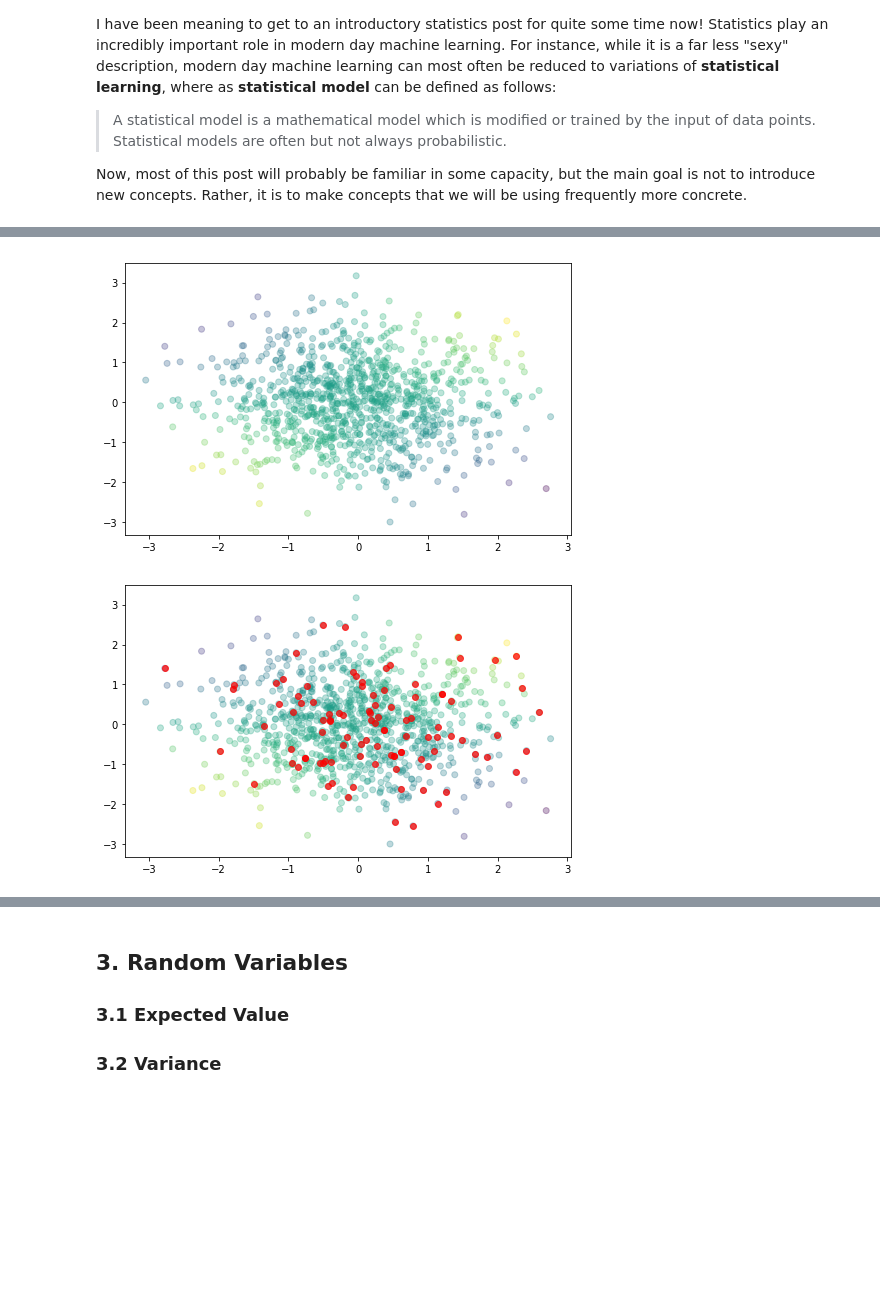
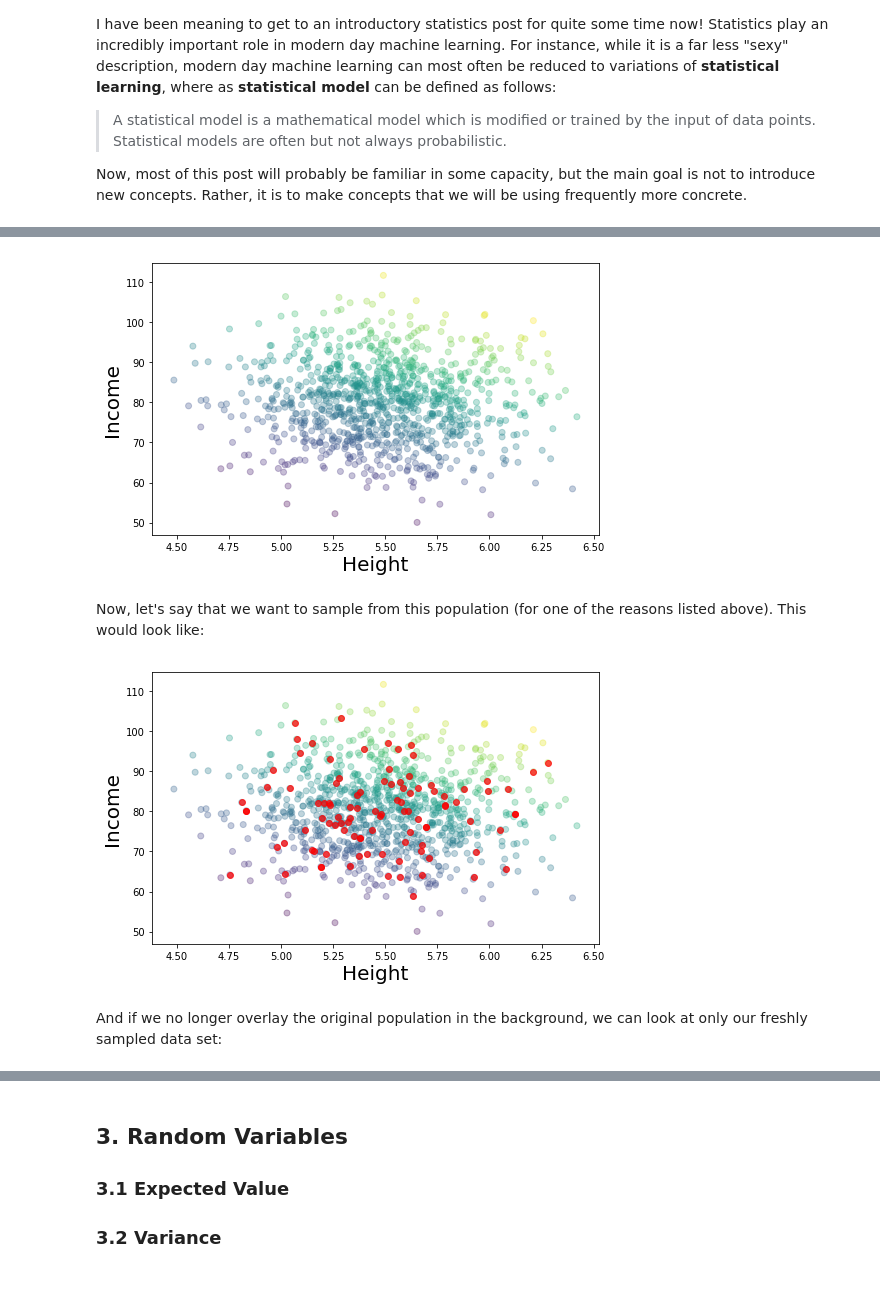
Before and after one commit to NathanielDake/intuitiveml, a Jupyter notebook: Mathematics/04-Statistics-01-Introduction.ipynb, the cells around one changed output, grey strips where cells are left out. Saved outputs shown, nothing was run; the diff lists cells and outputs as text; code cells hidden in the pictures; blank space fills up the shorter version.

Commit message:
started going over descriptive statistics, including visuals and intuitive examples

```diff
--- a/Mathematics/04-Statistics-01-Introduction.ipynb
+++ b/Mathematics/04-Statistics-01-Introduction.ipynb
@@ -38,13 +39,15 @@ import numpy as np
 fig, ax = plt.subplots(figsize=(8,5))
 
 rng = np.random.RandomState(0)
-x = rng.randn(1000)
-y = rng.randn(1000)
+x = rng.randn(1000)/3 + 5.5
+y = rng.randn(1000)/0.1 + 80
 # colors = rng.rand(100)
 colors = x*y
 
 plt.scatter(x, y, c=colors, alpha=0.3,
             cmap='viridis')
+ax.set_xlabel('Height', fontsize=20)
+ax.set_ylabel('Income', fontsize=20)
 plt.show()
 # %% [output]
-[figure, old version]
+[figure, new version]
@@ -54,25 +54,25 @@ plt.show()
+# %% [markdown]
+Now, let's say that we want to sample from this population (for one of the reasons listed above). This would look like:
 # %%
 fig, ax = plt.subplots(figsize=(8,5))
 
 ax.scatter(x, y, c=colors, alpha=0.3,
             cmap='viridis')
 
 sample_idxs = np.random.randint(0, 1000, size=100)
 x_sample = x[sample_idxs]
 y_sample = y[sample_idxs]
 sample_colors = x_sample*y_sample
 ax.scatter(x_sample, y_sample, c='red', alpha=0.7)
 
+ax.set_xlabel('Height', fontsize=20)
+ax.set_ylabel('Income', fontsize=20)
 
 plt.show()
-# plt.colorbar();  # show color scale
-
-
-# for data, color, group in zip(data, colors, groups):
-#     x, y = data
-#     ax.scatter(x, y, alpha=0.8, c=color, edgecolors='none', s=30, label=group)
 # %% [output]
-[figure, old version]
+[figure, new version]
+# %% [markdown]
+And if we no longer overlay the original population in the background, we can look at only our freshly sampled data set:
 # %%
 fig, ax = plt.subplots(figsize=(8,5))
 ax.scatter(x_sample, y_sample, c='red', alpha=0.7)
```
Also changed, not shown: parts of 8 cells of this notebook, 3 other files.
